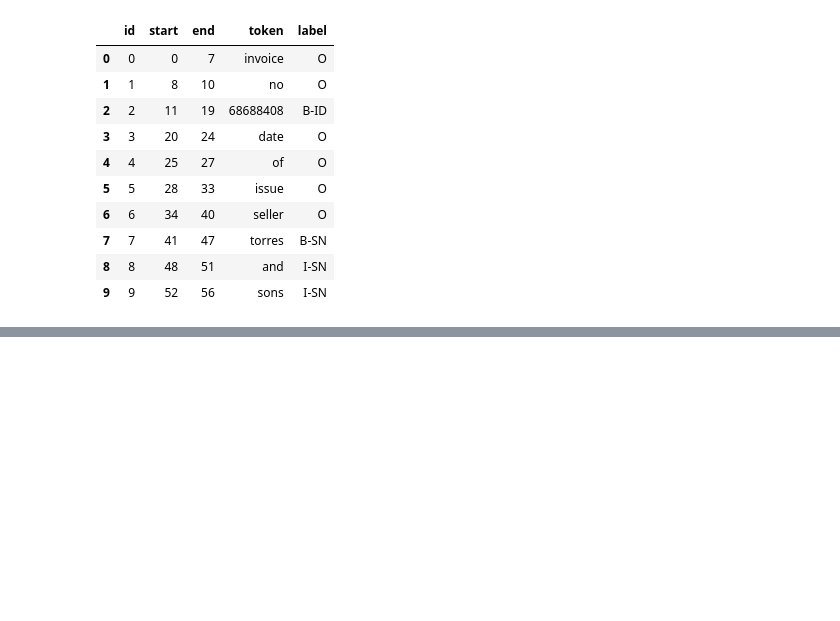
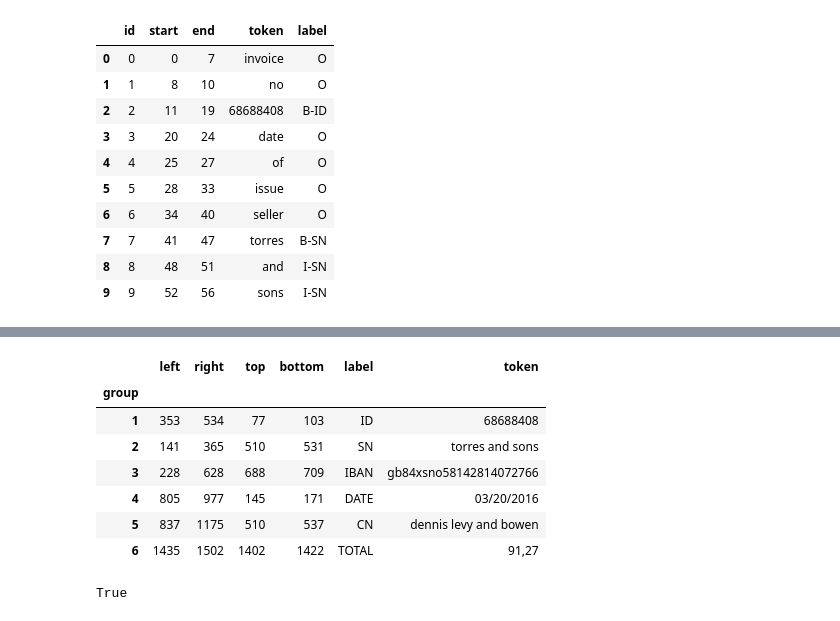
Before and after one commit to Younes-Barkat/Bill-Wise-V2.0, a Jupyter notebook: 1_BillNER/predictions.ipynb, the cells around one changed output, grey strips where cells are left out. Cells and saved outputs as stored; diff of their text form; code cells hidden in the pictures; blank space fills up the shorter version.

Commit message:
added Bounding Boxes

```diff
--- a/1_BillNER/predictions.ipynb
+++ b/1_BillNER/predictions.ipynb
@@ -117,0 +192,44 @@ df_tokens.head(10)
+# %%
+bb_df['group'] = bb_df['label'].apply(grp_gen.get_group)
+# %%
+bb_df[['left','top','width','height']] = bb_df[['left','top','width','height']].astype(int)
+bb_df['right'] = bb_df['left'] + bb_df['width']
+bb_df['bottom'] = bb_df['top'] + bb_df['height']
+# %%
+col_group = ['left','top','right','bottom','label','token', 'group']
+group_tag_img = bb_df[col_group].groupby(by='group')
+# %%
+img_tagging = group_tag_img.agg({
+
+    'left':min,
+    'right':max,
+    'top':min,
+    'bottom':max,
+    'label':lambda x: x.iloc[0],
+    'token':lambda x: " ".join(x)
+
+})
+# %%
+img_tagging
+# %% [output]
+|  | left | right | top | bottom | label | token |
+| group |  |  |  |  |  |  |
+| 1 | 353 | 534 | 77 | 103 | ID | 68688408 |
+| 2 | 141 | 365 | 510 | 531 | SN | torres and sons |
+| 3 | 228 | 628 | 688 | 709 | IBAN | gb84xsno58142814072766 |
+| 4 | 805 | 977 | 145 | 171 | DATE | 03/20/2016 |
+| 5 | 837 | 1175 | 510 | 537 | CN | dennis levy and bowen |
+| 6 | 1435 | 1502 | 1402 | 1422 | TOTAL | 91,27 |
+# %%
+img_bb = img.copy()
+for l,r,t,b,label,token in img_tagging.values:
+    cv2.rectangle(img_bb,(l,t),(r,b),(255,0,0),2)
+    cv2.putText(img_bb,label,(l,t),cv2.FONT_HERSHEY_PLAIN,1,(0,0,255),2)
+
+cv2.imshow('Bounding Boxes',img_bb)
+cv2.waitKey(0)
+cv2.destroyAllWindows()
+
+cv2.imwrite('./data/predicted_example.jpeg', img_bb)
+# %% [output]
+True
```
Also changed, not shown: parts of 7 cells of this notebook, 2 other files.
